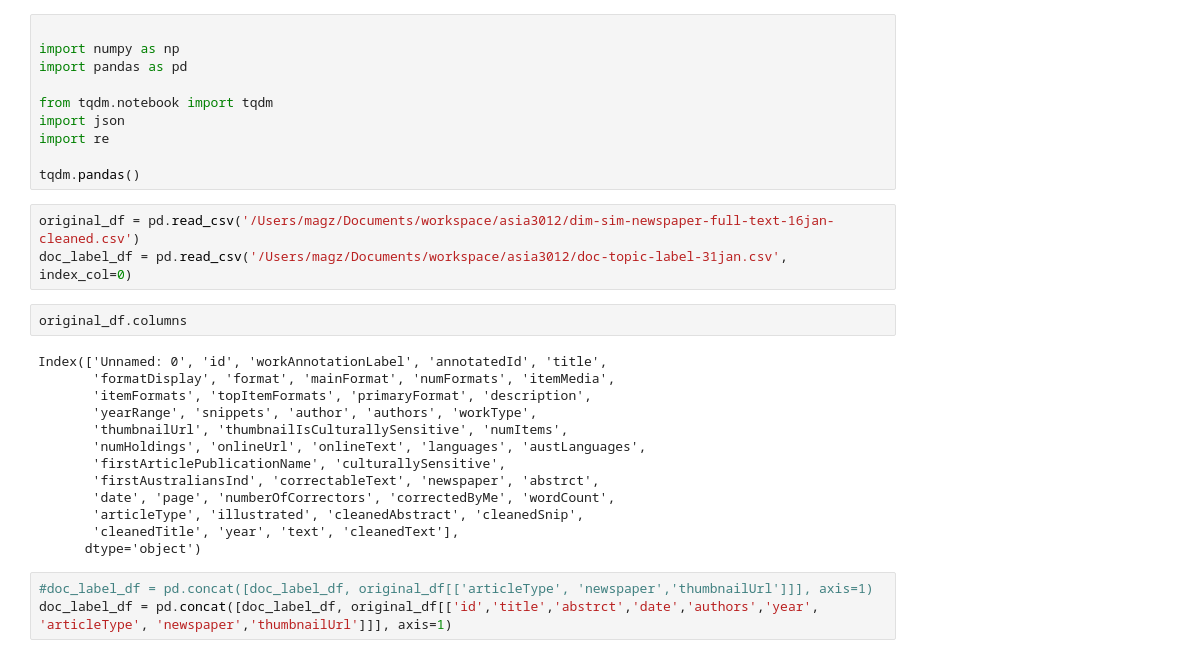
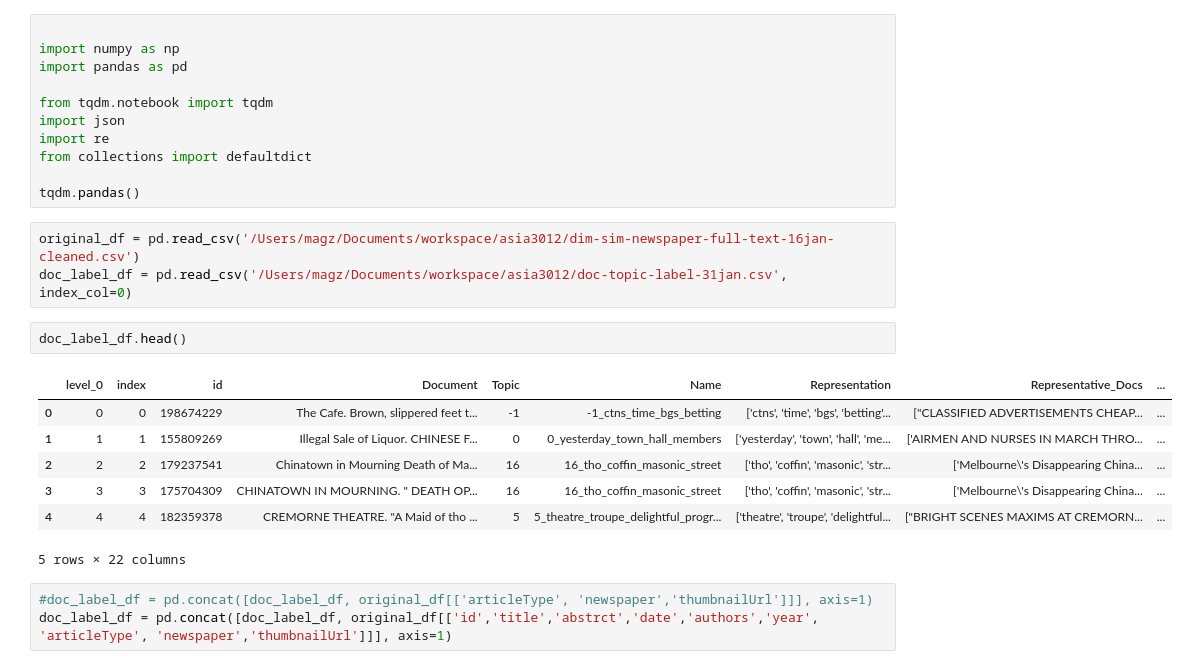
Before and after one commit to MaggieMeow/dim_sim_crumbs, a Jupyter notebook: data-wrangling.ipynb, the cells around one changed output. Cells and saved outputs as stored; diff of their text form.

```diff
--- a/data-wrangling.ipynb
+++ b/data-wrangling.ipynb
@@ -6,26 +6,22 @@ import pandas as pd
 from tqdm.notebook import tqdm
 import json
 import re
+from collections import defaultdict
 
 tqdm.pandas()
 # %%
 original_df = pd.read_csv('/Users/magz/Documents/workspace/asia3012/dim-sim-newspaper-full-text-16jan-cleaned.csv')
 doc_label_df = pd.read_csv('/Users/magz/Documents/workspace/asia3012/doc-topic-label-31jan.csv', index_col=0)
-# %%
-original_df.columns
-# %% [output]
-Index(['Unnamed: 0', 'id', 'workAnnotationLabel', 'annotatedId', 'title',
-       'formatDisplay', 'format', 'mainFormat', 'numFormats', 'itemMedia',
-       'itemFormats', 'topItemFormats', 'primaryFormat', 'description',
-       'yearRange', 'snippets', 'author', 'authors', 'workType',
-       'thumbnailUrl', 'thumbnailIsCulturallySensitive', 'numItems',
-       'numHoldings', 'onlineUrl', 'onlineText', 'languages', 'austLanguages',
-       'firstArticlePublicationName', 'culturallySensitive',
-       'firstAustraliansInd', 'correctableText', 'newspaper', 'abstrct',
-       'date', 'page', 'numberOfCorrectors', 'correctedByMe', 'wordCount',
-       'articleType', 'illustrated', 'cleanedAbstract', 'cleanedSnip',
-       'cleanedTitle', 'year', 'text', 'cleanedText'],
-      dtype='object')
+# %%
+doc_label_df.head()
+# %% [output]
+|  | level_0 | index | id | Document | Topic | Name | Representation | Representative_Docs | ... |
+| 0 | 0 | 0 | 198674229 | The Cafe. Brown, slippered feet t... | -1 | -1_ctns_time_bgs_betting | ['ctns', 'time', 'bgs', 'betting'... | ["CLASSIFIED ADVERTISEMENTS CHEAP... | ... |
+| 1 | 1 | 1 | 155809269 | Illegal Sale of Liquor. CHINESE F... | 0 | 0_yesterday_town_hall_members | ['yesterday', 'town', 'hall', 'me... | ['AIRMEN AND NURSES IN MARCH THRO... | ... |
+| 2 | 2 | 2 | 179237541 | Chinatown in Mourning Death of Ma... | 16 | 16_tho_coffin_masonic_street | ['tho', 'coffin', 'masonic', 'str... | ['Melbourne\'s Disappearing China... | ... |
+| 3 | 3 | 3 | 175704309 | CHINATOWN IN MOURNING. " DEATH OP... | 16 | 16_tho_coffin_masonic_street | ['tho', 'coffin', 'masonic', 'str... | ['Melbourne\'s Disappearing China... | ... |
+| 4 | 4 | 4 | 182359378 | CREMORNE THEATRE. "A Maid of tho ... | 5 | 5_theatre_troupe_delightful_progr... | ['theatre', 'troupe', 'delightful... | ["BRIGHT SCENES MAXIMS AT CREMORN... | ... |
+5 rows × 22 columns
 # %%
 #doc_label_df = pd.concat([doc_label_df, original_df[['articleType', 'newspaper','thumbnailUrl']]], axis=1)
 doc_label_df = pd.concat([doc_label_df, original_df[['id','title','abstrct','date','authors','year', 'articleType', 'newspaper','thumbnailUrl']]], axis=1)
```
Also changed, not shown: parts of 4 cells of this notebook.
